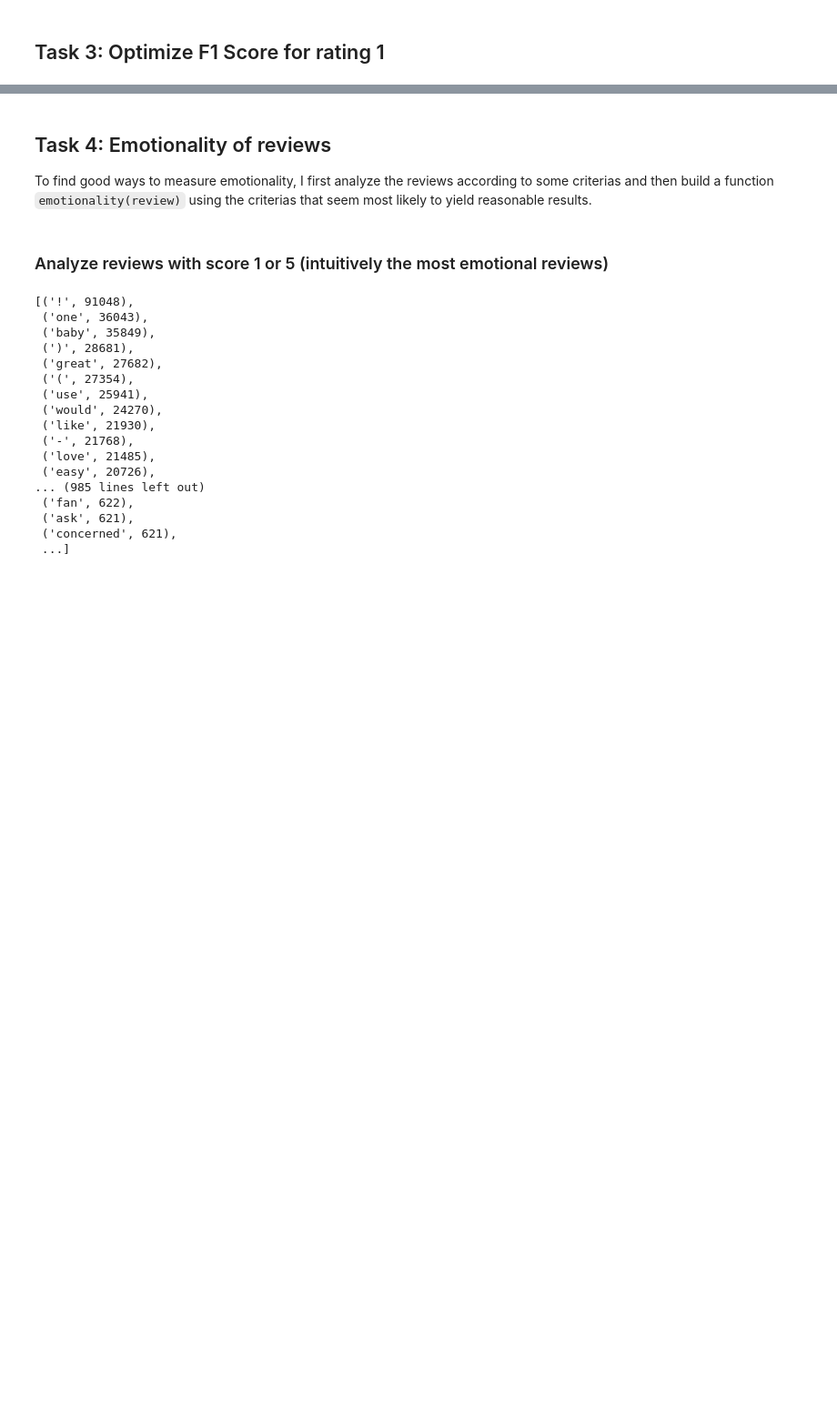
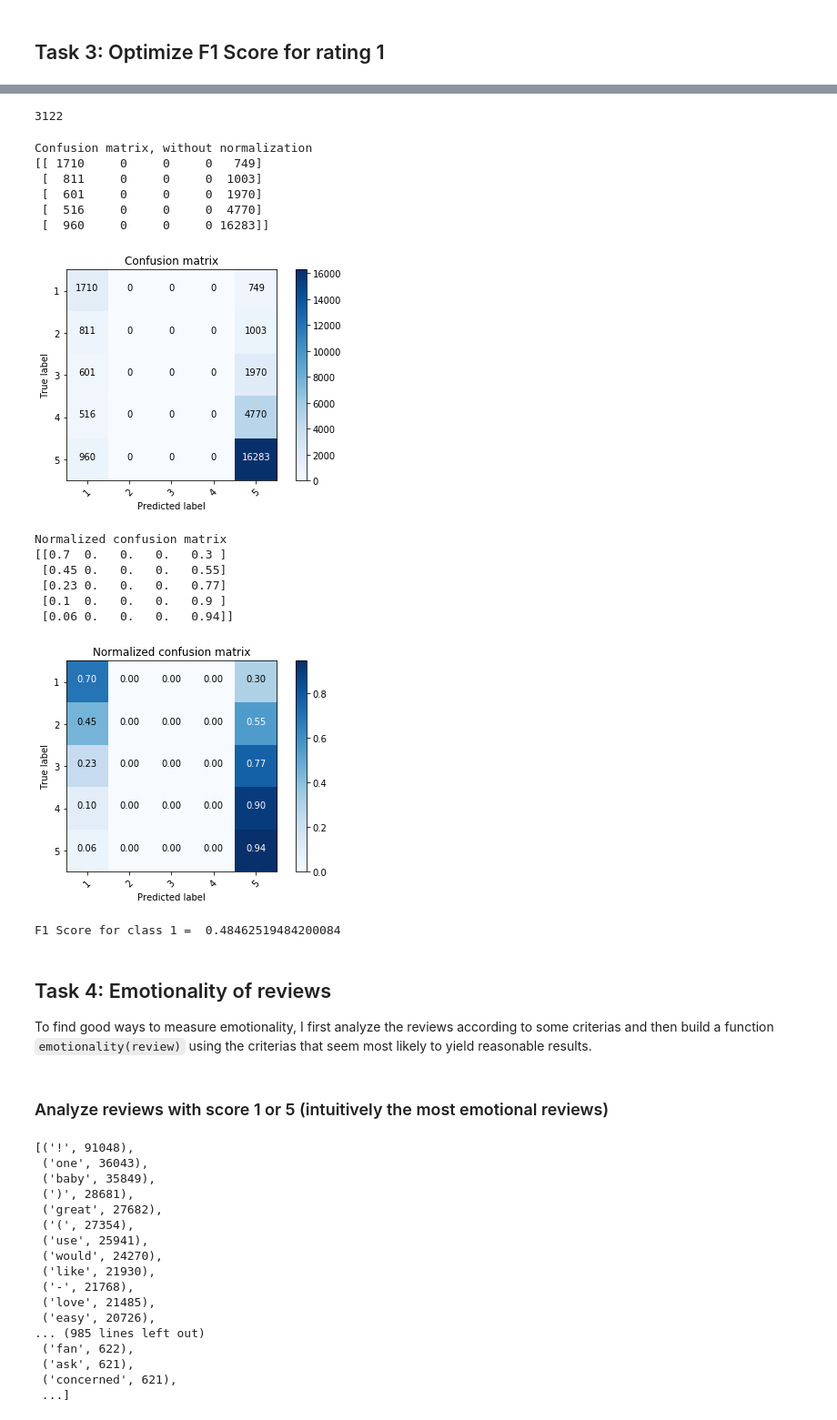
Before and after one commit to patricsteiner/nlp, a Jupyter notebook: a3_sentiment_analysis/sentiment analysis of amazon reviews.ipynb, the cells around one changed output, grey strips where cells are left out. Shown: that part at 91% size. Cells and saved outputs as stored; diff of their text form; code cells hidden in the pictures; blank space fills up the shorter version.

```diff
--- a/a3_sentiment_analysis/sentiment analysis of amazon reviews.ipynb
+++ b/a3_sentiment_analysis/sentiment analysis of amazon reviews.ipynb
@@ -207,0 +306,10 @@ F1 Score mean for class 4 and 5 =  0.54855049321204
+# %%
+sentiment_analyzer = Pipeline([('vectorizer', CountVectorizer(tokenizer=lambda x: casual_tokenize(x, preserve_case=False, reduce_len=True, strip_handles=True),
+                                                              analyzer='word',
+                                                              stop_words=stop_words,
+                                                              ngram_range=(1, 1)
+                                                             )),
+                               #('tfidftransformer', TfidfTransformer()), # using tfidf here does not help...
+                               ('classifier', MultinomialNB())])
+# %%
+sentiment_analyzer.fit(x_train_modified, y_train_modified)
@@ -208,3 +323,45 @@ F1 Score mean for class 4 and 5 =  0.54855049321204
+# %%
+#predict
+negative_indicators = ["doesn't work","waste", 'frustrate',' disappoint', 'bad', 'worst', ':(', ':-(', 'not recommend', "don't recommend", "don't buy", 'never again', 'never buy'] #hardcode some rules
+y_pred = sentiment_analyzer.predict(x_test)
+adjusted = 0
+for i, r in enumerate(x_test):
+    for ni in negative_indicators:
+        if ni in r:
+            y_pred[i] = 1
+            adjusted = adjusted + 1
+print(adjusted)
+# %% [output]
+3122
+# %%
+cnf_matrix = confusion_matrix(y_test, y_pred)
+np.set_printoptions(precision=2)
+class_names = [1,2,3,4,5]
+
+plt.figure()
+plot_confusion_matrix(cnf_matrix, classes=class_names, title='Confusion matrix')
+plt.show()
+plot_confusion_matrix(cnf_matrix, classes=class_names, normalize=True, title='Normalized confusion matrix')
+plt.show()
+
+fscores = f1_score(y_test, y_pred, average=None)
+print('F1 Score for class 1 = ', fscores[0])
+# %% [output]
+Confusion matrix, without normalization
+[[ 1710     0     0     0   749]
+ [  811     0     0     0  1003]
+ [  601     0     0     0  1970]
+ [  516     0     0     0  4770]
+ [  960     0     0     0 16283]]
+[figure, added]
+Normalized confusion matrix
+[[0.7  0.   0.   0.   0.3 ]
+ [0.45 0.   0.   0.   0.55]
+ [0.23 0.   0.   0.   0.77]
+ [0.1  0.   0.   0.   0.9 ]
+ [0.06 0.   0.   0.   0.94]]
+[figure, added]
+F1 Score for class 1 =  0.48462519484200084
 # %% [markdown]
 ## Task 4: Emotionality of reviews
 To find good ways to measure emotionality, I first analyze the reviews according to some criterias and then build a function `emotionality(review)` using the criterias that seem most likely to yield reasonable results.
```
Also changed, not shown: parts of 18 cells of this notebook.
